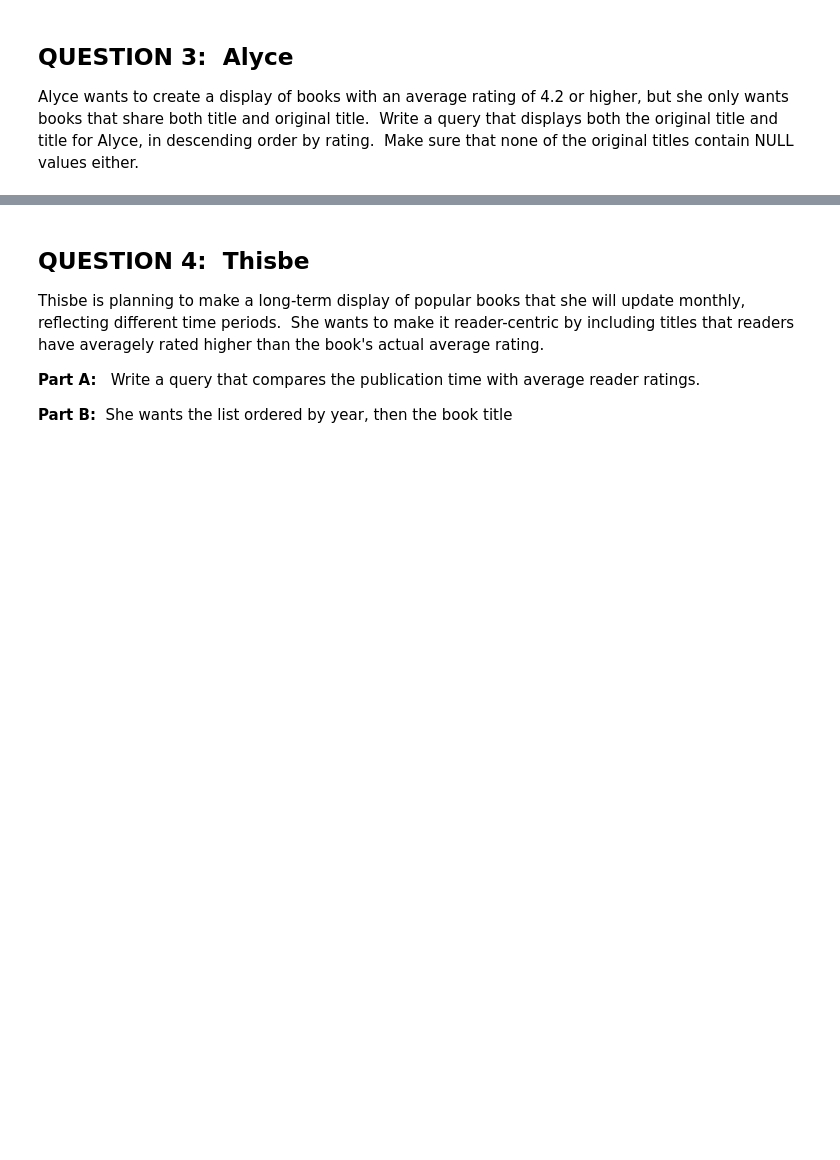
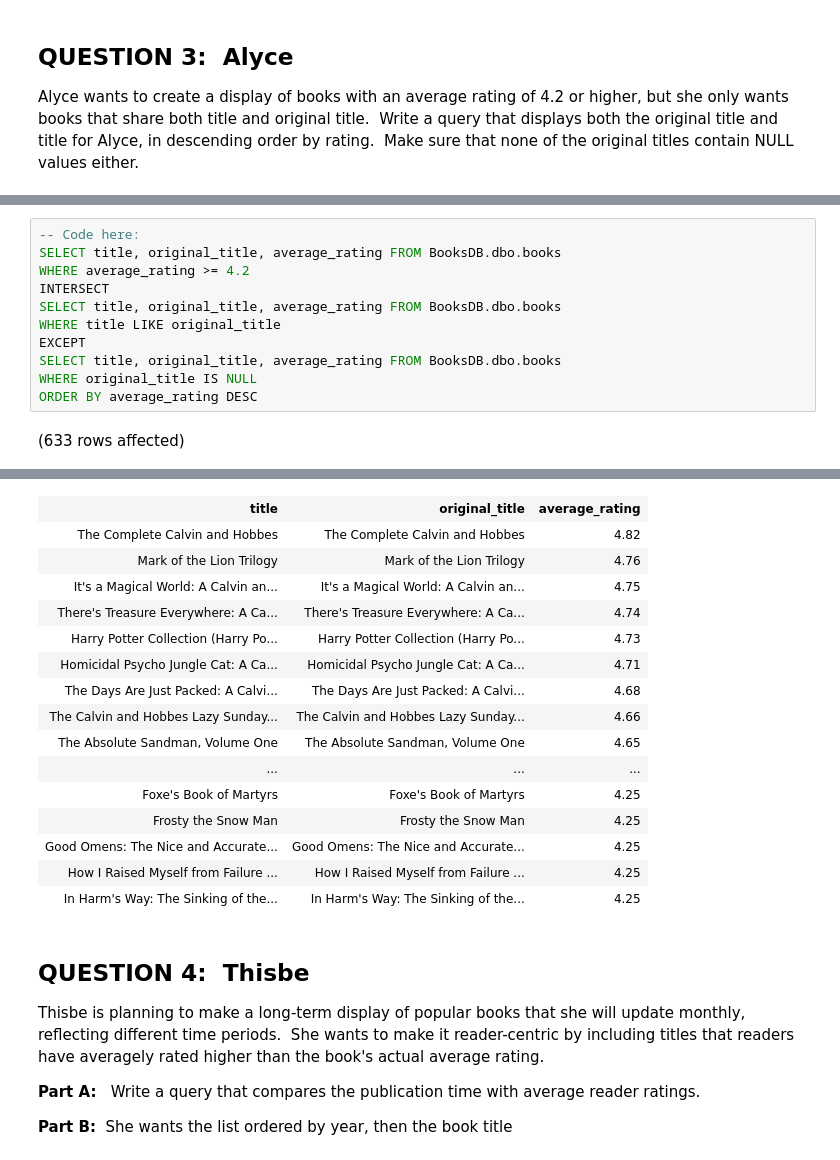
Before and after one commit to yayasanya/SQL-Part-4-Studio, a Jupyter notebook: Notebook-0.ipynb, the cells around one changed output, grey strips where cells are left out. Saved outputs shown, nothing was run; the diff lists cells and outputs as text; blank space fills up the shorter version.

```diff
--- a/Notebook-0.ipynb
+++ b/Notebook-0.ipynb
@@ -33,0 +67,13 @@ Total execution time: 00:00:00.048
+# %%
+-- Code here:
+SELECT title, original_title, average_rating FROM BooksDB.dbo.books
+WHERE average_rating >= 4.2
+INTERSECT
+SELECT title, original_title, average_rating FROM BooksDB.dbo.books
+WHERE title LIKE original_title
+EXCEPT
+SELECT title, original_title, average_rating FROM BooksDB.dbo.books
+WHERE original_title IS NULL
+ORDER BY average_rating DESC
+# %% [output]
+(633 rows affected)
@@ -34,3 +81,19 @@ Total execution time: 00:00:00.048
+| title | original_title | average_rating |
+| The Complete Calvin and Hobbes | The Complete Calvin and Hobbes | 4.82 |
+| Mark of the Lion Trilogy | Mark of the Lion Trilogy | 4.76 |
+| It's a Magical World: A Calvin an... | It's a Magical World: A Calvin an... | 4.75 |
+| There's Treasure Everywhere: A Ca... | There's Treasure Everywhere: A Ca... | 4.74 |
+| Harry Potter Collection (Harry Po... | Harry Potter Collection (Harry Po... | 4.73 |
+| Homicidal Psycho Jungle Cat: A Ca... | Homicidal Psycho Jungle Cat: A Ca... | 4.71 |
+| The Days Are Just Packed: A Calvi... | The Days Are Just Packed: A Calvi... | 4.68 |
+| The Calvin and Hobbes Lazy Sunday... | The Calvin and Hobbes Lazy Sunday... | 4.66 |
+| The Absolute Sandman, Volume One | The Absolute Sandman, Volume One | 4.65 |
+| ... | ... | ... |
+| Foxe's Book of Martyrs | Foxe's Book of Martyrs | 4.25 |
+| Frosty the Snow Man | Frosty the Snow Man | 4.25 |
+| Good Omens: The Nice and Accurate... | Good Omens: The Nice and Accurate... | 4.25 |
+| How I Raised Myself from Failure ... | How I Raised Myself from Failure ... | 4.25 |
+| In Harm's Way: The Sinking of the... | In Harm's Way: The Sinking of the... | 4.25 |
 # %% [markdown]
 ## QUESTION 4:  Thisbe
 
```
Also changed, not shown: parts of 9 cells of this notebook.
